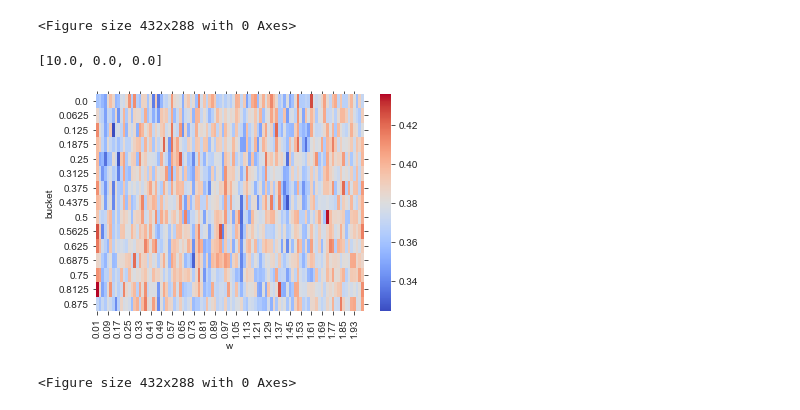
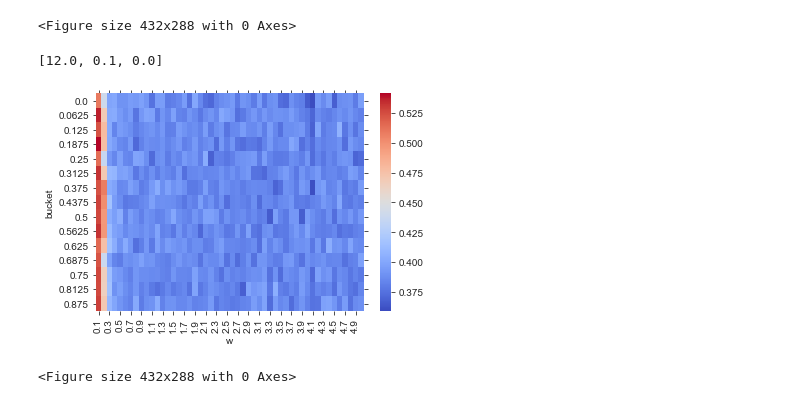
Before and after one commit to makskliczkowski/Transverse_Ising_ETH, a Jupyter notebook: IsignTransverse_ETH/Python/_plot_notebook.ipynb, the cells around one changed output. Drawn from its saved outputs; the diff is of its cells as text; code cells hidden in the pictures.

```diff
--- a/IsignTransverse_ETH/Python/_plot_notebook.ipynb
+++ b/IsignTransverse_ETH/Python/_plot_notebook.ipynb
@@ -84,34 +84,34 @@ def plot_r_phase(L,g,h, directory):
         sns.set_style("ticks")
         #fig, ax = plt.subplots()
         title = "r participation for L=" + str(L) + ", g=" + str(g) + ", h=" +str(h)
         savefile = "r_L=" + str(L) + ",g=" + str(g) + ",h=" +str(h)
         for filename in os.listdir(folder):
             if (filename.startswith("PhaseDiagram") and (filename[-4:] == '.txt' or filename[-4:] == '.dat')):
                 splitter = filename[:-4].split('_')[-1].split(',')
                 # L, g, h, w
                 splitter = [float(a.split('=')[-1]) for a in splitter]
                 if (L == splitter[0] and g == splitter[1] and h == splitter[2]):
                     print(splitter)
                     tmp = pd.read_csv(folder + filename, sep = "\t\t", names = ['w','bucket','r'])
                     tmp.dropna()
                     #print(tmp)
                     tmp = tmp[tmp['r'] != 0.0]
 
                     #print(tmp)
                     pivotted= tmp.pivot('bucket','w','r')
                     # PLOT
                     r = np.array(tmp['r'])
 
                     sns.heatmap(pivotted,cmap='coolwarm',vmin=np.min(r), vmax=np.max(r))
 
     plt.show()
     plt.savefig(folder + savefile + ".png")
 
 
 
 
-plot_r_phase(10,0.0,0.0,"../results/disorder/")
+plot_r_phase(12,0.1,0.0,"../results/disorder/")
 # %% [output]
-[10.0, 0.0, 0.0]
+[12.0, 0.1, 0.0]
-[figure, old version]
+[figure, new version]
 <Figure size 432x288 with 0 Axes>
```
